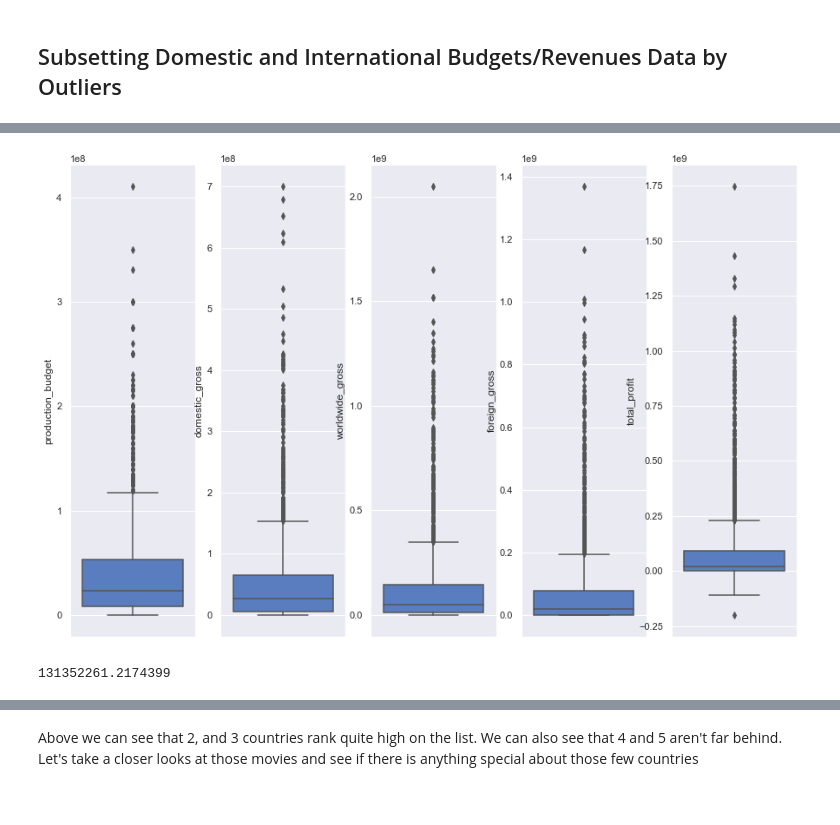
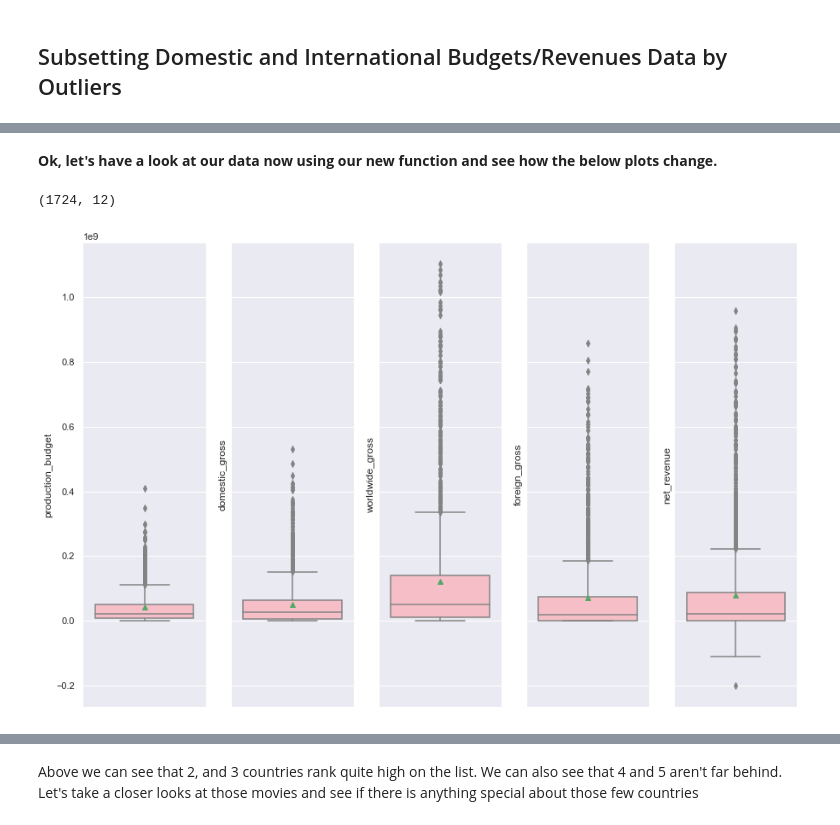
Before and after one commit to tcastanley/Movie_Analysis, a Jupyter notebook: Country_Movie_Inspection.ipynb, the cells around one changed output, grey strips where cells are left out. Drawn from its saved outputs; the diff is of its cells as text; code cells hidden in the pictures.

Commit message:
lots of progress on this one, finalized the visuals

```diff
--- a/Country_Movie_Inspection.ipynb
+++ b/Country_Movie_Inspection.ipynb
@@ -647,22 +733,0 @@ df_int_movies_analysis_inner_cleaned.head()
-# %%
-print(df_int_movies_analysis_inner_cleaned[
-    df_int_movies_analysis_inner_cleaned['worldwide_gross'] <
-    (
-        df_int_movies_analysis_inner_cleaned['worldwide_gross'].mean() +
-        (
-            df_int_movies_analysis_inner_cleaned['worldwide_gross'].std() * 2
-        )
-
-    )
-].shape)
-df_int_movies_analysis_inner_cleaned = df_int_movies_analysis_inner_cleaned[
-    df_int_movies_analysis_inner_cleaned['worldwide_gross'] <
-    (
-        df_int_movies_analysis_inner_cleaned['worldwide_gross'].mean() +
-        (
-            df_int_movies_analysis_inner_cleaned['worldwide_gross'].std() * 2
-        )
-
-    )
-]
-df_int_movies_analysis_inner_cleaned.head()
@@ -679,22 +835,26 @@ df_int_movies_analysis_inner_cleaned.head()
+# %% [markdown]
+ **Ok, let's have a look at our data now using our new function and see how the below plots change.**
 # %%
-fig, (ax1, ax2, ax3, ax4, ax5) = plt.subplots(ncols=5, figsize=(15,10))
+df_int_movies_analysis_inner_cleaned_boxtest = between_quantile_col_cleaner(
+    df_int_movies_analysis_inner_cleaned,
+    'worldwide_gross',
+    .01,
+    .99)
+
+fig, (ax1, ax2, ax3, ax4, ax5) = plt.subplots(ncols=5, sharey=True, figsize=(15,10))
 
 ax_list = [ax1, ax2, ax3, ax4, ax5]
-x = [df_int_movies_analysis_inner['production_budget'],
-     df_int_movies_analysis_inner['domestic_gross'],
-     df_int_movies_analysis_inner['worldwide_gross'],
-     df_int_movies_analysis_inner['foreign_gross'],
-     df_int_movies_analysis_inner['total_profit']]
-
-
+x = [df_int_movies_analysis_inner_cleaned_boxtest['production_budget'],
+     df_int_movies_analysis_inner_cleaned_boxtest['domestic_gross'],
+     df_int_movies_analysis_inner_cleaned_boxtest['worldwide_gross'],
+     df_int_movies_analysis_inner_cleaned_boxtest['foreign_gross'],
+     df_int_movies_analysis_inner_cleaned_boxtest['net_revenue']]
 for n in range(1,6):
     ax = ax_list[n-1]
     x_new = x[n-1]
     sns.set_style('darkgrid')
-    sns.boxplot(x_new, ax=ax, orient='v')
+    sns.boxplot(x_new, ax=ax, orient='v', showmeans=True, color='lightpink')
+#     plt.ylabel(fontsize=20)
 # %% [output]
+(1724, 12)
-[figure, old version]
+[figure, new version]
-# %%
-df_int_movies_analysis_inner_cleaned['worldwide_gross'].mean()
-# %% [output]
-131352261.2174399
```
Also changed, not shown: parts of 49 cells of this notebook.
